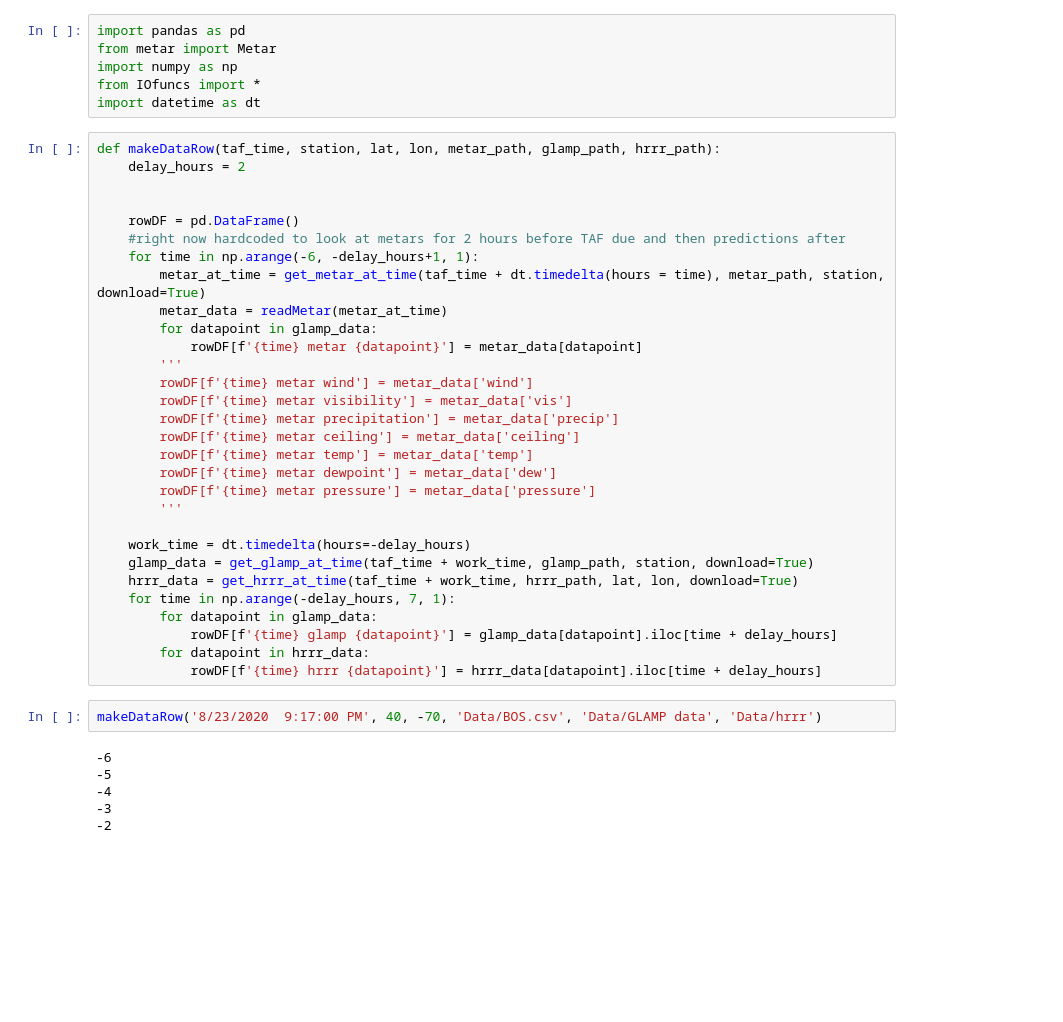
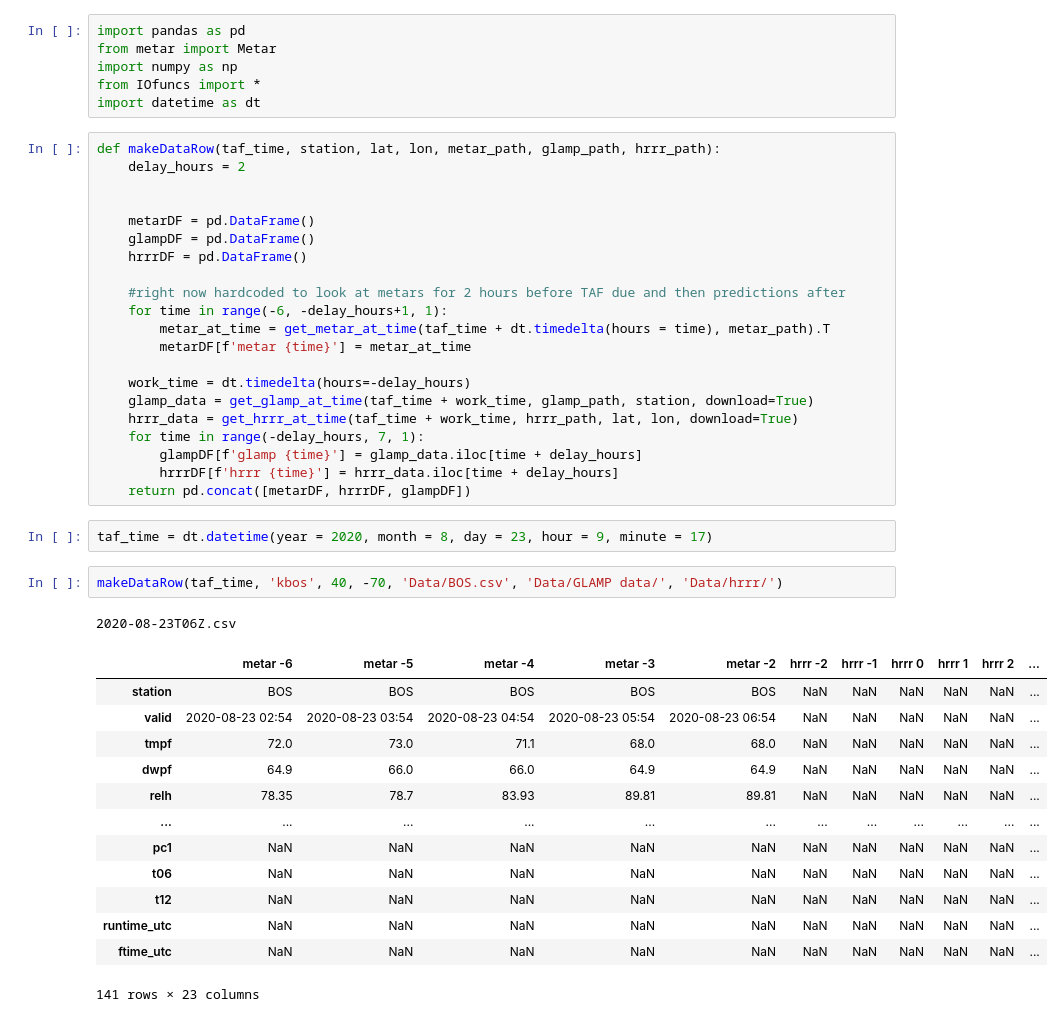
Before and after one commit to bparazin/nwsFlightCategories, a Jupyter notebook: ML prep.ipynb, the cells around one changed output. Drawn from its saved outputs; the diff is of its cells as text; blank space fills up the shorter version.

```diff
--- a/ML prep.ipynb
+++ b/ML prep.ipynb
@@ -9,36 +9,38 @@ def makeDataRow(taf_time, station, lat, lon, metar_path, glamp_path, hrrr_path):
     delay_hours = 2
 
 
-    rowDF = pd.DataFrame()
+    metarDF = pd.DataFrame()
+    glampDF = pd.DataFrame()
+    hrrrDF = pd.DataFrame()
+
     #right now hardcoded to look at metars for 2 hours before TAF due and then predictions after
-    for time in np.arange(-6, -delay_hours+1, 1):
-        metar_at_time = get_metar_at_time(taf_time + dt.timedelta(hours = time), metar_path, station, download=True)
-        metar_data = readMetar(metar_at_time)
-        for datapoint in glamp_data:
-            rowDF[f'{time} metar {datapoint}'] = metar_data[datapoint]
-        '''
-        rowDF[f'{time} metar wind'] = metar_data['wind']
-        rowDF[f'{time} metar visibility'] = metar_data['vis']
-        rowDF[f'{time} metar precipitation'] = metar_data['precip']
-        rowDF[f'{time} metar ceiling'] = metar_data['ceiling']
-        rowDF[f'{time} metar temp'] = metar_data['temp']
-        rowDF[f'{time} metar dewpoint'] = metar_data['dew']
-        rowDF[f'{time} metar pressure'] = metar_data['pressure']
-        '''
+    for time in range(-6, -delay_hours+1, 1):
+        metar_at_time = get_metar_at_time(taf_time + dt.timedelta(hours = time), metar_path).T
+        metarDF[f'metar {time}'] = metar_at_time
 
     work_time = dt.timedelta(hours=-delay_hours)
     glamp_data = get_glamp_at_time(taf_time + work_time, glamp_path, station, download=True)
     hrrr_data = get_hrrr_at_time(taf_time + work_time, hrrr_path, lat, lon, download=True)
-    for time in np.arange(-delay_hours, 7, 1):
-        for datapoint in glamp_data:
-            rowDF[f'{time} glamp {datapoint}'] = glamp_data[datapoint].iloc[time + delay_hours]
-        for datapoint in hrrr_data:
-            rowDF[f'{time} hrrr {datapoint}'] = hrrr_data[datapoint].iloc[time + delay_hours]
+    for time in range(-delay_hours, 7, 1):
+        glampDF[f'glamp {time}'] = glamp_data.iloc[time + delay_hours]
+        hrrrDF[f'hrrr {time}'] = hrrr_data.iloc[time + delay_hours]
+    return pd.concat([metarDF, hrrrDF, glampDF])
+# %%
+taf_time = dt.datetime(year = 2020, month = 8, day = 23, hour = 9, minute = 17)
 # %%
-makeDataRow('8/23/2020  9:17:00 PM', 40, -70, 'Data/BOS.csv', 'Data/GLAMP data', 'Data/hrrr')
+makeDataRow(taf_time, 'kbos', 40, -70, 'Data/BOS.csv', 'Data/GLAMP data/', 'Data/hrrr/')
 # %% [output]
--6
--5
--4
--3
--2
+2020-08-23T06Z.csv
+|  | metar -6 | metar -5 | metar -4 | metar -3 | metar -2 | hrrr -2 | hrrr -1 | hrrr 0 | hrrr 1 | hrrr 2 | ... |
+| station | BOS | BOS | BOS | BOS | BOS | NaN | NaN | NaN | NaN | NaN | ... |
+| valid | 2020-08-23 02:54 | 2020-08-23 03:54 | 2020-08-23 04:54 | 2020-08-23 05:54 | 2020-08-23 06:54 | NaN | NaN | NaN | NaN | NaN | ... |
+| tmpf | 72.0 | 73.0 | 71.1 | 68.0 | 68.0 | NaN | NaN | NaN | NaN | NaN | ... |
+| dwpf | 64.9 | 66.0 | 66.0 | 64.9 | 64.9 | NaN | NaN | NaN | NaN | NaN | ... |
+| relh | 78.35 | 78.7 | 83.93 | 89.81 | 89.81 | NaN | NaN | NaN | NaN | NaN | ... |
+| ... | ... | ... | ... | ... | ... | ... | ... | ... | ... | ... | ... |
+| pc1 | NaN | NaN | NaN | NaN | NaN | NaN | NaN | NaN | NaN | NaN | ... |
+| t06 | NaN | NaN | NaN | NaN | NaN | NaN | NaN | NaN | NaN | NaN | ... |
+| t12 | NaN | NaN | NaN | NaN | NaN | NaN | NaN | NaN | NaN | NaN | ... |
+| runtime_utc | NaN | NaN | NaN | NaN | NaN | NaN | NaN | NaN | NaN | NaN | ... |
+| ftime_utc | NaN | NaN | NaN | NaN | NaN | NaN | NaN | NaN | NaN | NaN | ... |
+141 rows × 23 columns
```
Also changed, not shown: parts of 1 cell of this notebook, 3 other files.
